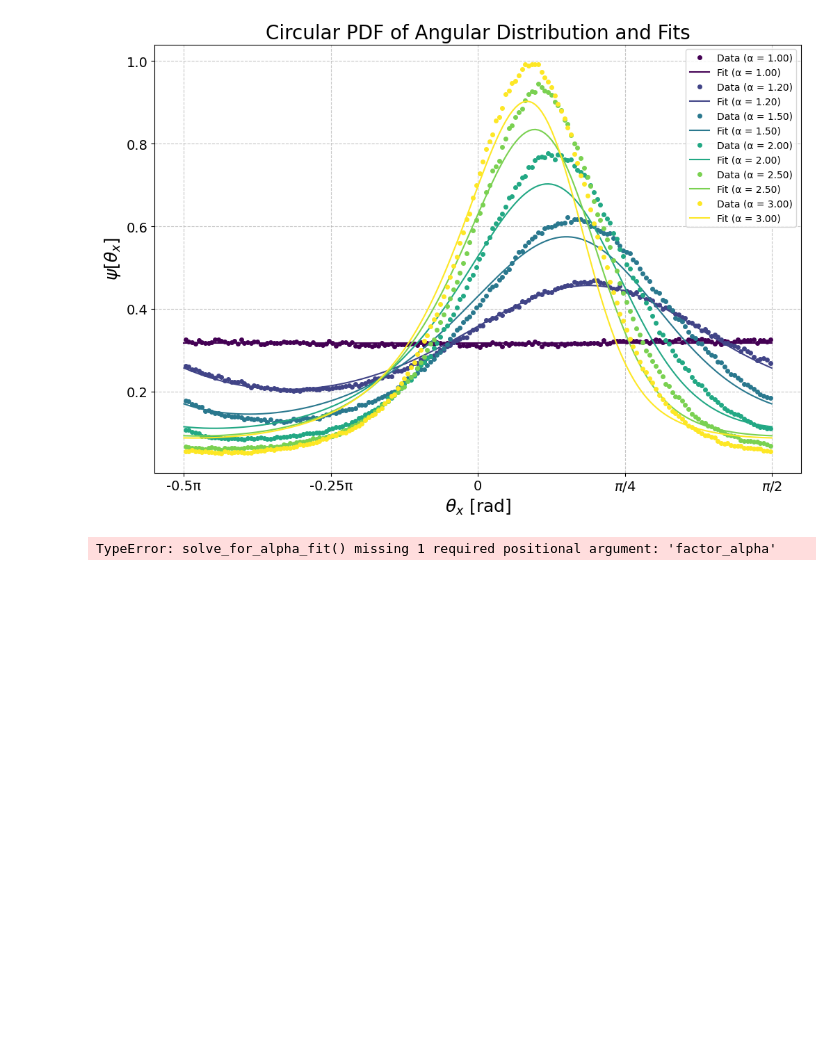
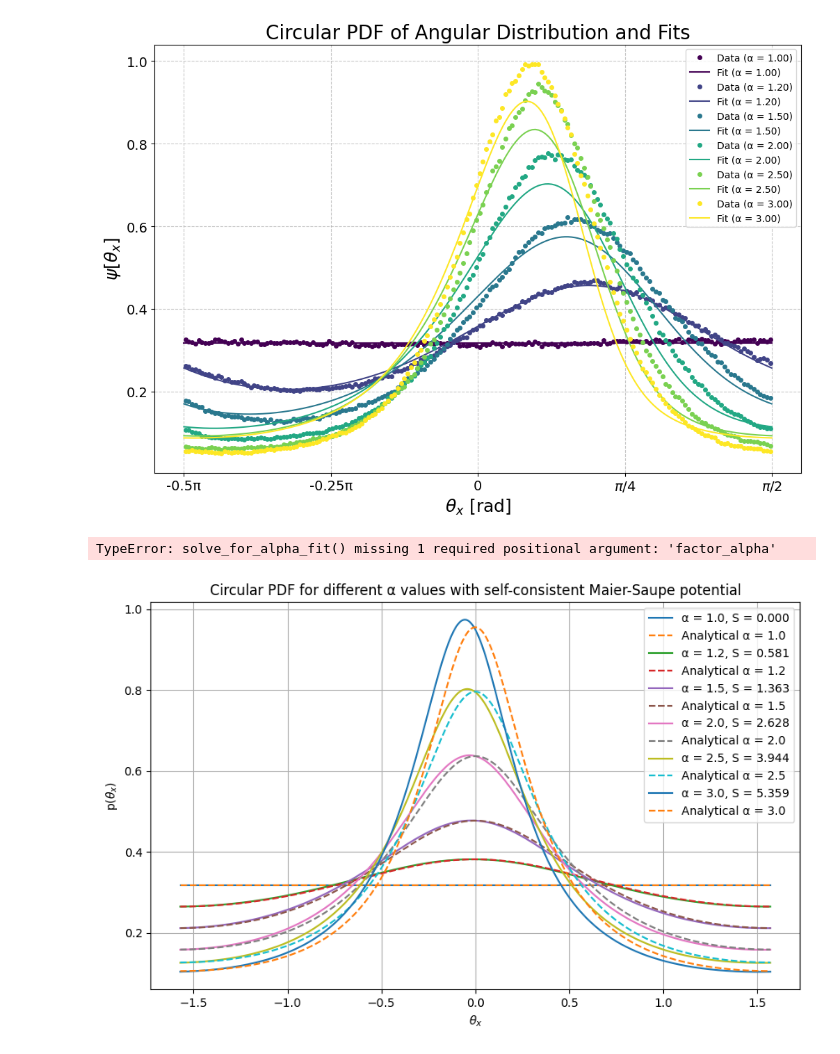
Before and after one commit to JBil8/Simple_shear_granular_spheroids, a Jupyter notebook: Jeffrey_orbits.ipynb, the cells around one changed output. Drawn from its saved outputs; the diff is of its cells as text; code cells hidden in the pictures; blank space fills up the shorter version.

```diff
--- a/Jeffrey_orbits.ipynb
+++ b/Jeffrey_orbits.ipynb
@@ -586,3 +586,94 @@ def plot_actual_and_fits(alpha_values, actual_data, optimized_params):
 plot_actual_and_fits(alpha_values, actual_data, optimized_params)
 # %% [output]
 TypeError: solve_for_alpha_fit() missing 1 required positional argument: 'factor_alpha'
+# %%
+import numpy as np
+import matplotlib.pyplot as plt
+from scipy.integrate import solve_bvp
+
+# Constants
+Gamma = 1.0
+noise = 0.01
+c = 1.0  # Constant
+alpha_values = [1.0, 1.2, 1.5, 2.0, 2.5, 3.0]
+
+# Define Beta function
+def Beta(alpha):
+    return (alpha**2 - 1) / (alpha**2 + 1)
+
+# Define f function as in Talbot PRE (2024)
+def f(theta_x, alpha):
+    return -Gamma / 2 * (1.0 - Beta(alpha) * np.cos(2 * theta_x))
+
+# Define epsilon function
+def epsilon_fixed(alpha, noise):
+    return noise * alpha**-2  # assuming rotational diffusion goes as power-law
+
+# Compute nematic order parameter S
+def compute_S(theta_x, p_values):
+    return np.trapz(p_values * np.cos(2 * theta_x), theta_x)
+
+# Define ODE with self-consistent Maier-Saupe potential
+def ode(theta_x, p, alpha, epsilon, S):
+    dp_dtheta_x = (f(theta_x, alpha) * p[0] + c - noise * S * np.sin(2 * theta_x) * p[0]) / epsilon(alpha)
+    return np.array([dp_dtheta_x])
+
+# Boundary conditions: p(-π/2) == p(π/2)
+def boundary_conditions(p_start, p_end):
+    return np.array([p_start[0] - p_end[0]])
+
+def solve_for_alpha(alpha_value, noise, tol=1e-6, max_iter=100):
+    """Solve for p(θ_x) with a self-consistent nematic parameter S."""
+
+    epsilon = lambda alpha: epsilon_fixed(alpha, noise)
+    theta_x = np.linspace(-np.pi / 2, np.pi / 2, 500)
+    p_values = np.ones(theta_x.size).reshape(1, -1)  # Fix: Reshape to (1, N)
+
+    # Initialize S
+    S_old = 0.0
+    for iteration in range(max_iter):
+        sol = solve_bvp(
+            lambda theta_x, p: ode(theta_x, p, alpha_value, epsilon, S_old),
+            boundary_conditions,
+            theta_x,
+            p_values
+        )
+
+        if not sol.success:
+            raise RuntimeError("BVP solver failed to converge")
+
+        # Compute new S
+        p_values = sol.sol(theta_x)[0].reshape(1, -1)  # Fix: Ensure it remains (1, N)
+        S_new = compute_S(theta_x, p_values[0])
+
+        # Check for convergence
+        if abs(S_new - S_old) < tol:
+            break
+        S_old = S_new  # Update S
+
+    # Normalize the solution
+    integral_value = np.trapz(p_values[0], theta_x)
+    normalized_solution = p_values[0] / integral_value
+    return theta_x, normalized_solution, S_new
+
+# Solve and normalize solutions for each alpha
+solutions = []
+for alpha in alpha_values:
+    theta_x, normalized_solution, S_final = solve_for_alpha(alpha, noise)
+    solutions.append((alpha, theta_x, normalized_solution, S_final))
+
+# Plot each normalized solution as a function of θ_x
+plt.figure(figsize=(10, 6))
+for alpha, theta_x, normalized_solution, S_final in solutions:
+    plt.plot(theta_x, normalized_solution, label=f"α = {alpha}, S = {S_final:.3f}")
+    no_noise_analytical = alpha / (np.pi * (1 + (alpha**2 - 1) * (np.sin(theta_x)**2)))
+    plt.plot(theta_x, no_noise_analytical, label=f"Analytical α = {alpha}", linestyle='--')
+
+plt.xlabel("$\\theta_x$")
+plt.ylabel("p($\\theta_x$)")
+plt.title("Circular PDF for different α values with self-consistent Maier-Saupe potential")
+plt.legend()
+plt.grid(True)
+plt.show()
+# %% [output]
+[figure, added]
```
Also changed, not shown: 8 other files.
